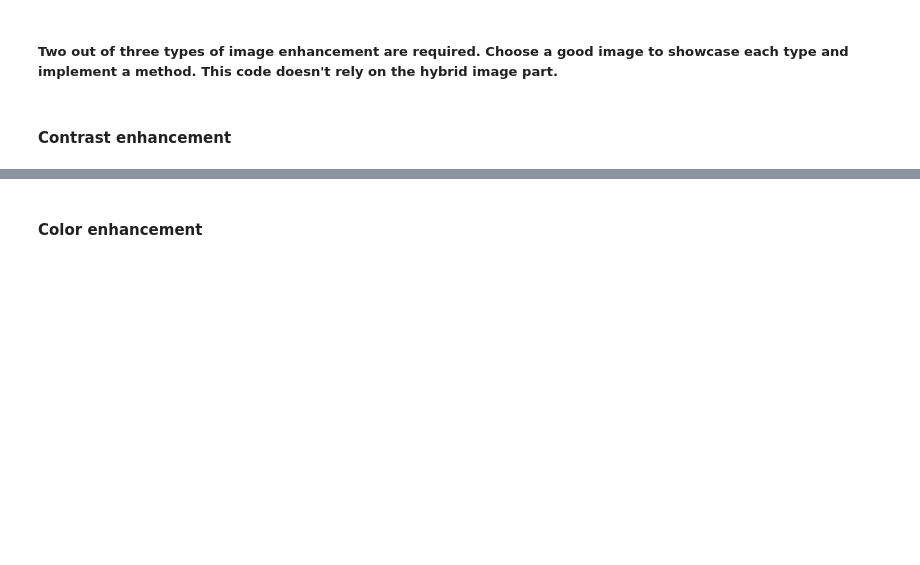
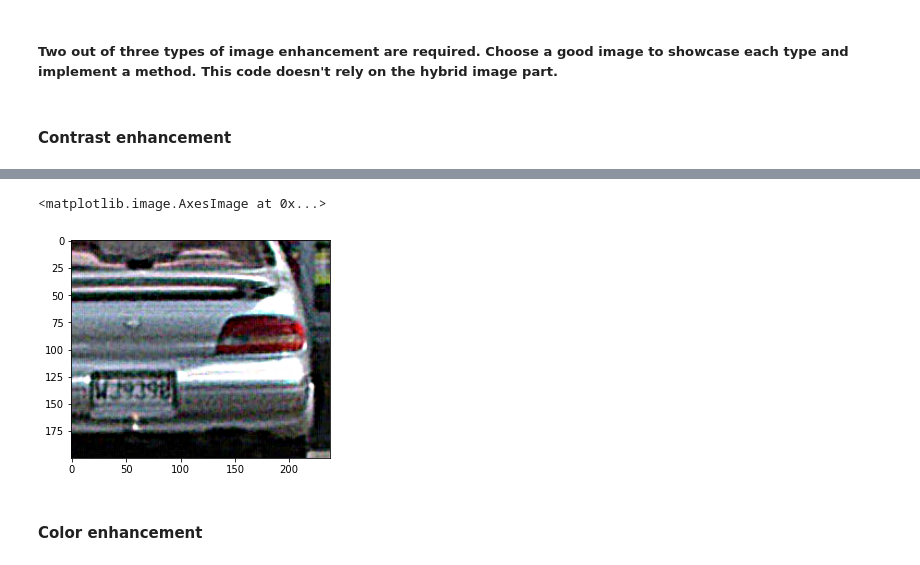
Before and after one commit to jacktgentile/cs445hybrid, a Jupyter notebook: CS445_Proj1_Starter.ipynb, the cells around one changed output, grey strips where cells are left out. Cells and saved outputs as stored; diff of their text form; code cells hidden in the pictures; blank space fills up the shorter version.

```diff
--- a/CS445_Proj1_Starter.ipynb
+++ b/CS445_Proj1_Starter.ipynb
@@ -118,0 +125,13 @@ cropped_object = utils.interactive_crop(im_hybrid)
+# %%
+def enhance_contrast(im, sigma):
+    '''
+    Contrast enhancement using Laplacian filtering
+    '''
+    # Create Laplacian kernel for filtering
+    khs = 3*sigma
+    kernel = -1 * utils.gaussian_kernel(sigma, khs)
+    kernel[khs,khs] += 2
+
+    # Apply filter to image
+    fim = cv2.filter2D(im, -1, kernel)
+    return fim
@@ -119,2 +145,7 @@ cropped_object = utils.interactive_crop(im_hybrid)
+# %%
+plt.imshow(fim)
+# %% [output]
+<matplotlib.image.AxesImage at 0x...>
+[figure, added]
 # %% [markdown]
 #### Color enhancement
```
Also changed, not shown: parts of 18 cells of this notebook, 29 other files.
